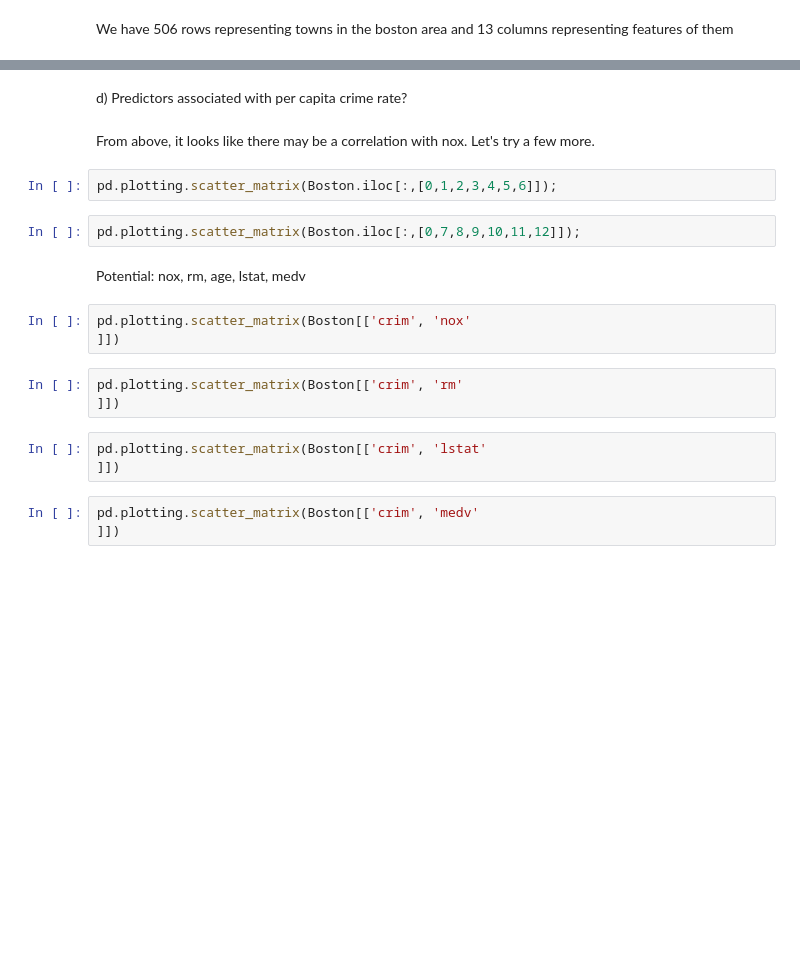
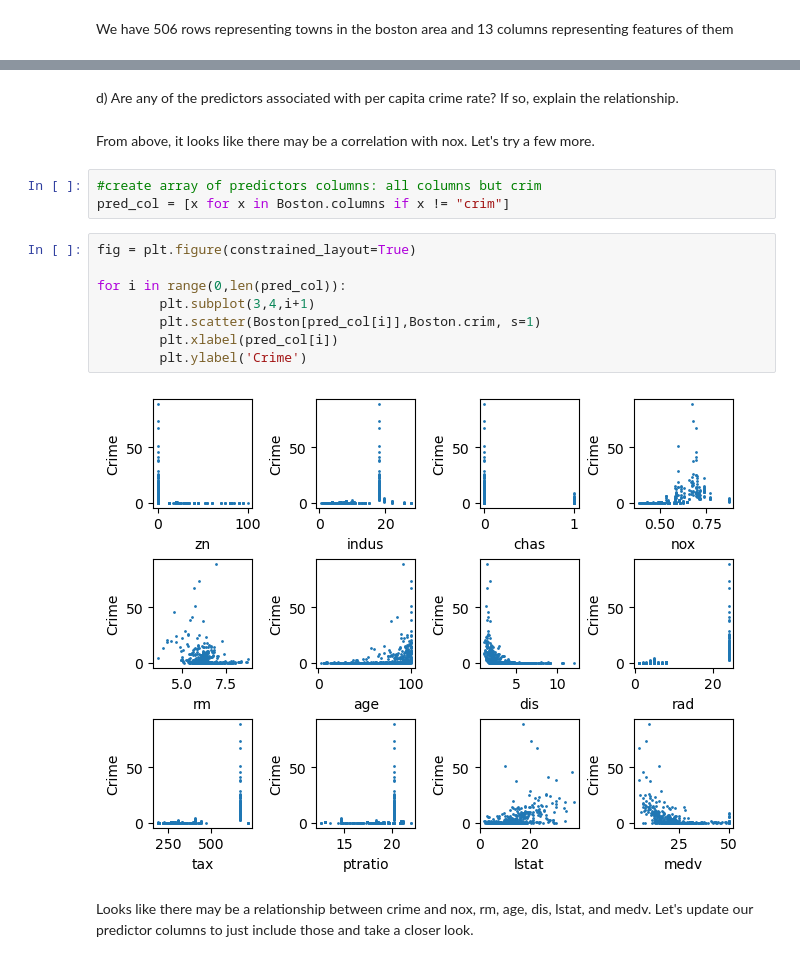
Before and after one commit to kmerkl22/k-s-ISL, a Jupyter notebook: Notebooks/Ch02-ISLexercises.ipynb, the cells around one changed output, grey strips where cells are left out. Cells and saved outputs as stored; diff of their text form; blank space fills up the shorter version.

```diff
--- a/Notebooks/Ch02-ISLexercises.ipynb
+++ b/Notebooks/Ch02-ISLexercises.ipynb
@@ -623,22 +653,19 @@ pd.plotting.scatter_matrix(Boston.iloc[:,[0,3,4,9]]);
 # %% [markdown]
-d) Predictors associated with per capita crime rate?
+d) Are any of the predictors associated with per capita crime rate? If so, explain the relationship.
 # %% [markdown]
 From above, it looks like there may be a correlation with nox. Let's try a few more.
-# %%
-pd.plotting.scatter_matrix(Boston.iloc[:,[0,1,2,3,4,5,6]]);
-# %%
-pd.plotting.scatter_matrix(Boston.iloc[:,[0,7,8,9,10,11,12]]);
+# %%
+#create array of predictors columns: all columns but crim
+pred_col = [x for x in Boston.columns if x != "crim"]
+# %%
+fig = plt.figure(constrained_layout=True)
+
+for i in range(0,len(pred_col)):
+        plt.subplot(3,4,i+1)
+        plt.scatter(Boston[pred_col[i]],Boston.crim, s=1)
+        plt.xlabel(pred_col[i])
+        plt.ylabel('Crime')
+# %% [output]
+[figure, added]
 # %% [markdown]
-Potential: nox, rm, age, lstat, medv
+Looks like there may be a relationship between crime and nox, rm, age, dis, lstat, and medv. Let's update our predictor columns to just include those and take a closer look.
-# %%
-pd.plotting.scatter_matrix(Boston[['crim', 'nox'
-]])
-# %%
-pd.plotting.scatter_matrix(Boston[['crim', 'rm'
-]])
-# %%
-pd.plotting.scatter_matrix(Boston[['crim', 'lstat'
-]])
-# %%
-pd.plotting.scatter_matrix(Boston[['crim', 'medv'
-]])
```
Also changed, not shown: parts of 45 cells of this notebook.
